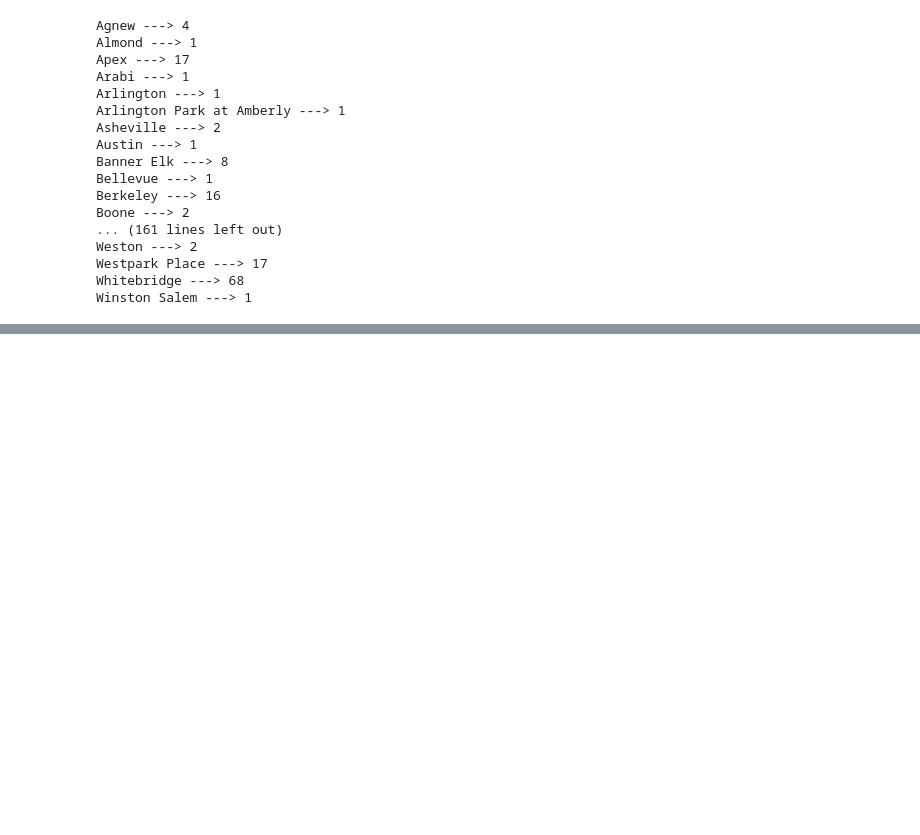
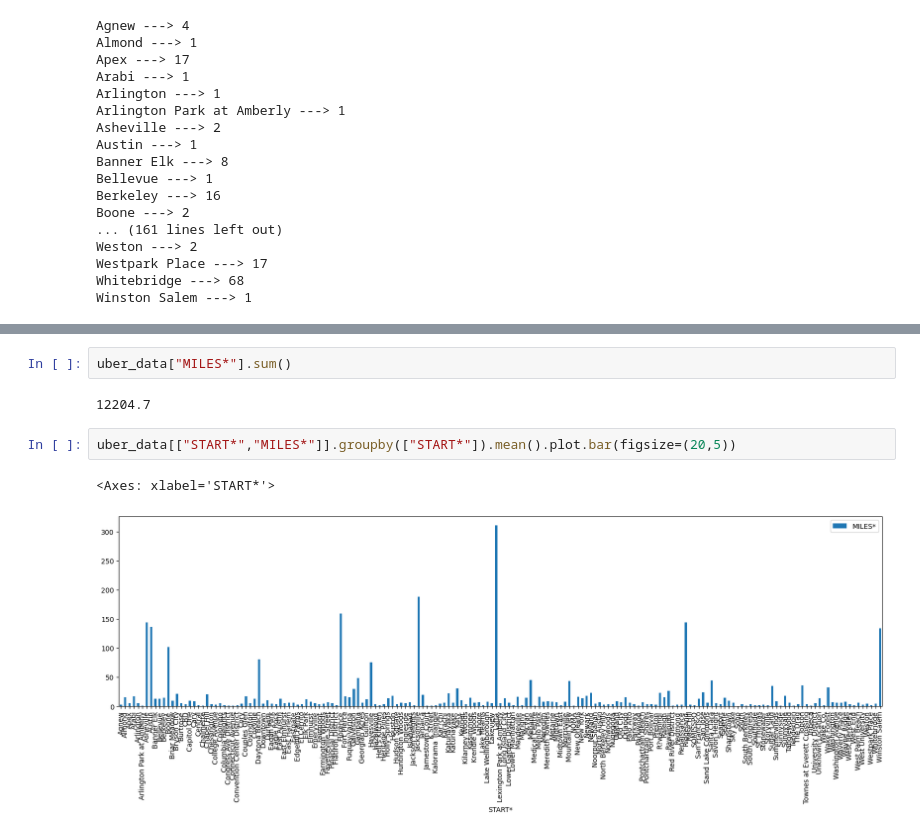
Before and after one commit to gtksolutionstraining/CodinGrad-FDS-4-Datascience, a Jupyter notebook: AnalyticalThinking.ipynb, the cells around one changed output, grey strips where cells are left out. Saved outputs shown, nothing was run; the diff lists cells and outputs as text; blank space fills up the shorter version.

```diff
--- a/AnalyticalThinking.ipynb
+++ b/AnalyticalThinking.ipynb
@@ -158,0 +236,9 @@ array([False, False, False, ..., False, False, False])
+# %%
+uber_data["MILES*"].sum()
+# %% [output]
+12204.7
+# %%
+uber_data[["START*","MILES*"]].groupby(["START*"]).mean().plot.bar(figsize=(20,5))
+# %% [output]
+<Axes: xlabel='START*'>
+[figure, added]
```
Also changed, not shown: parts of 23 cells of this notebook.
